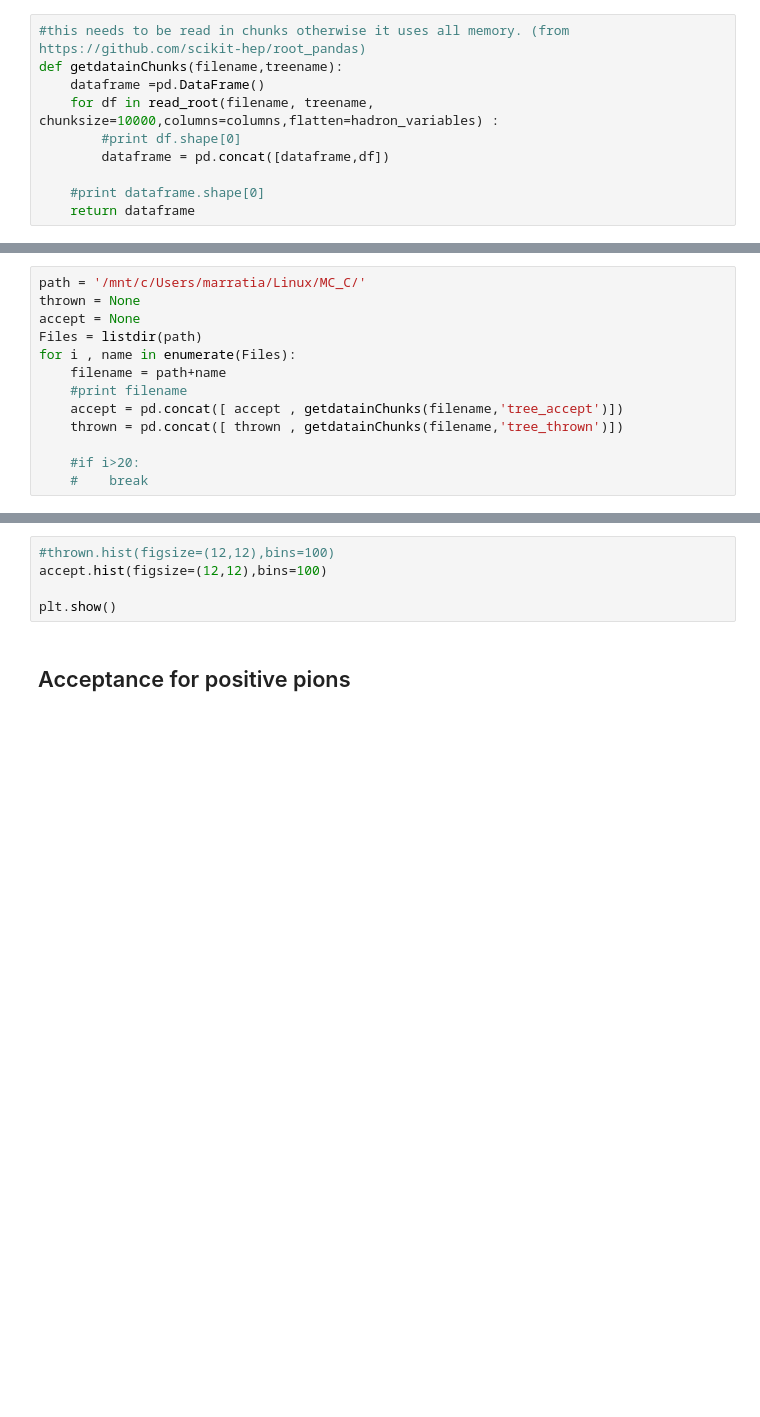
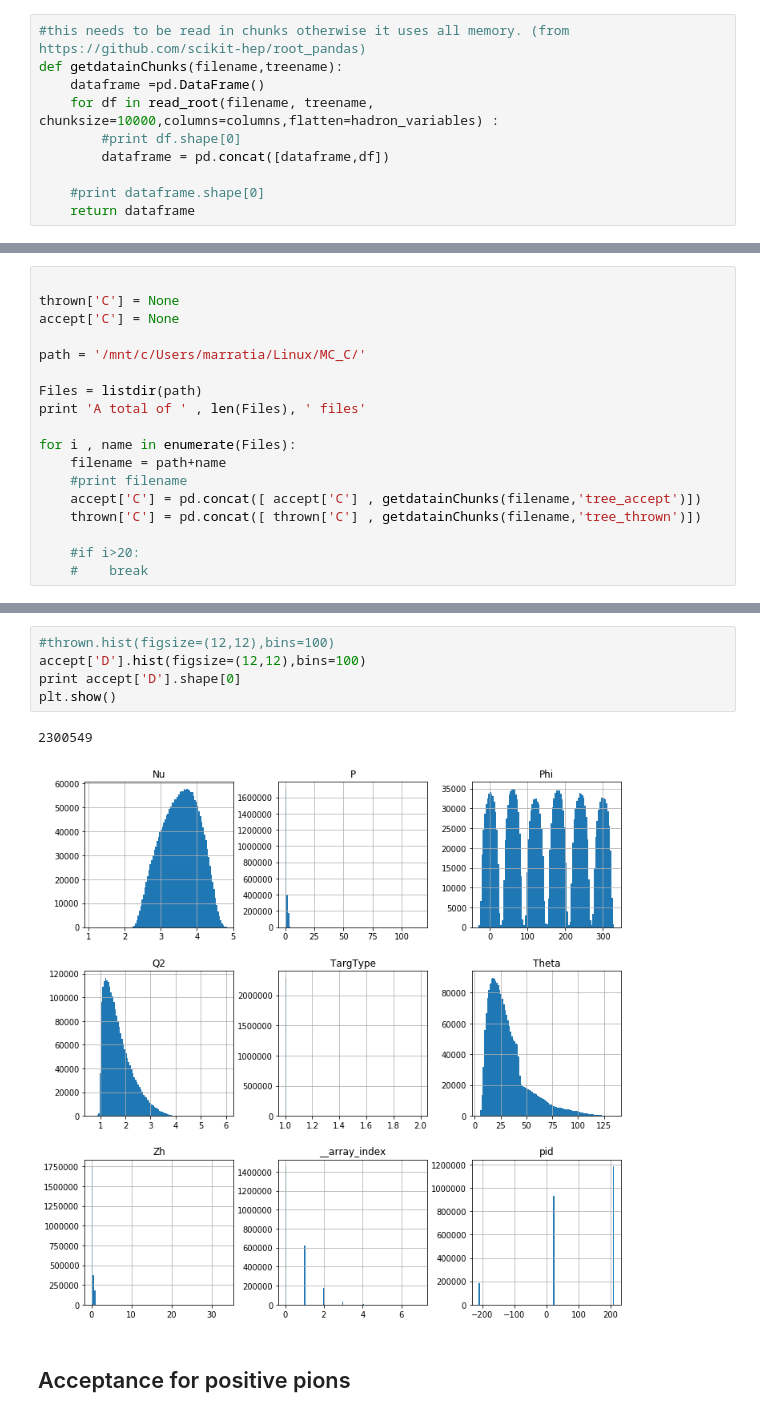
Before and after one commit to miguelignacio/eg2dihadron, a Jupyter notebook: Acceptance.ipynb, the cells around one changed output, grey strips where cells are left out. Drawn from its saved outputs; the diff is of its cells as text; blank space fills up the shorter version.

```diff
--- a/Acceptance.ipynb
+++ b/Acceptance.ipynb
@@ -31,13 +32,18 @@ def getdatainChunks(filename,treename):
 # %%
+
+thrown['C'] = None
+accept['C'] = None
+
 path = '/mnt/c/Users/marratia/Linux/MC_C/'
-thrown = None
-accept = None
+
 Files = listdir(path)
+print 'A total of ' , len(Files), ' files'
+
 for i , name in enumerate(Files):
     filename = path+name
     #print filename
-    accept = pd.concat([ accept , getdatainChunks(filename,'tree_accept')])
-    thrown = pd.concat([ thrown , getdatainChunks(filename,'tree_thrown')])
+    accept['C'] = pd.concat([ accept['C'] , getdatainChunks(filename,'tree_accept')])
+    thrown['C'] = pd.concat([ thrown['C'] , getdatainChunks(filename,'tree_thrown')])
 
     #if i>20:
     #    break
@@ -44,8 +86,11 @@ for i , name in enumerate(Files):
 # %%
 #thrown.hist(figsize=(12,12),bins=100)
-accept.hist(figsize=(12,12),bins=100)
-
+accept['D'].hist(figsize=(12,12),bins=100)
+print accept['D'].shape[0]
 plt.show()
+# %% [output]
+2300549
+[figure, added]
 # %% [markdown]
 ## Acceptance for positive pions
 # %%
```
Also changed, not shown: parts of 20 cells of this notebook.
